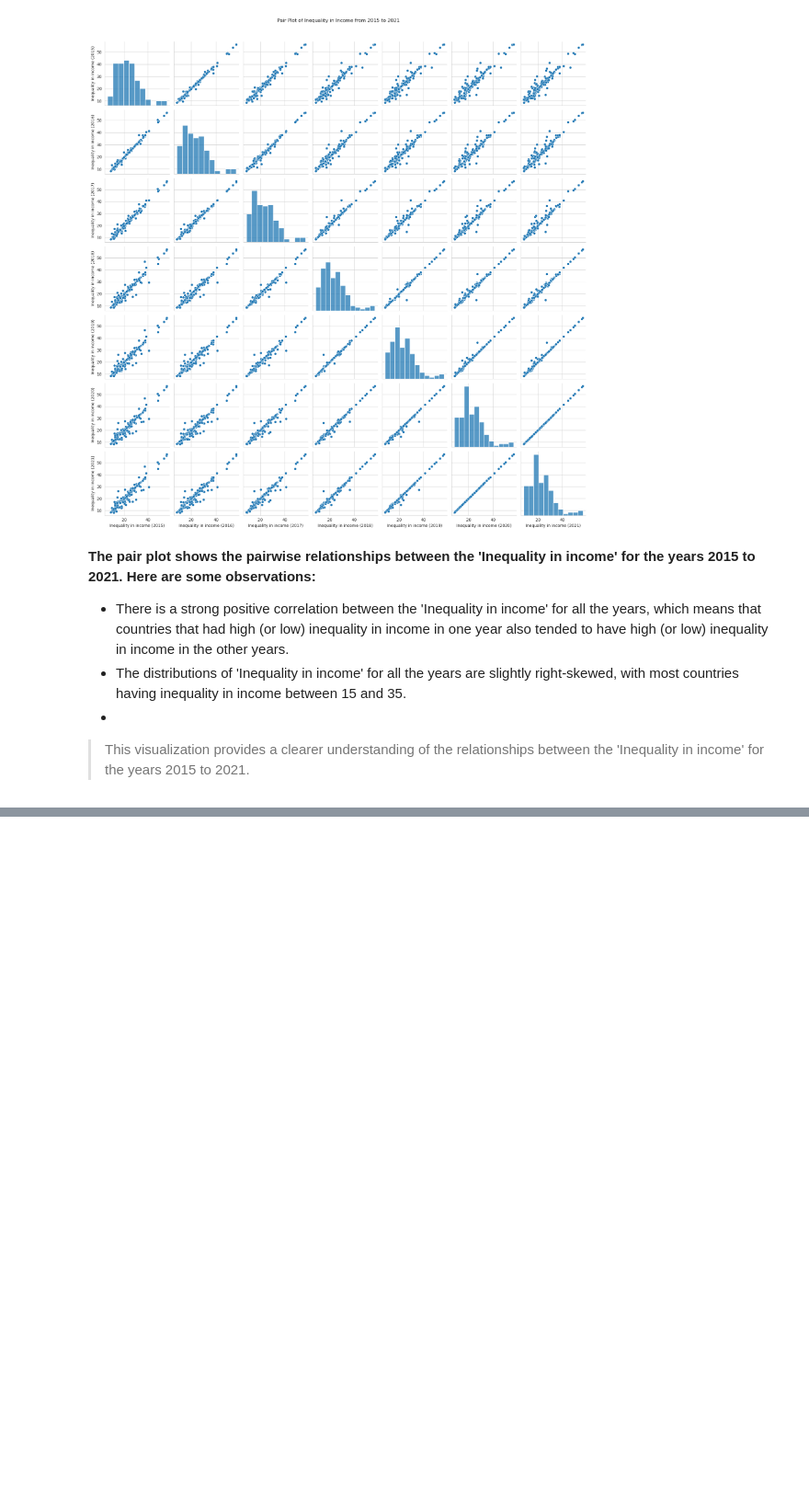
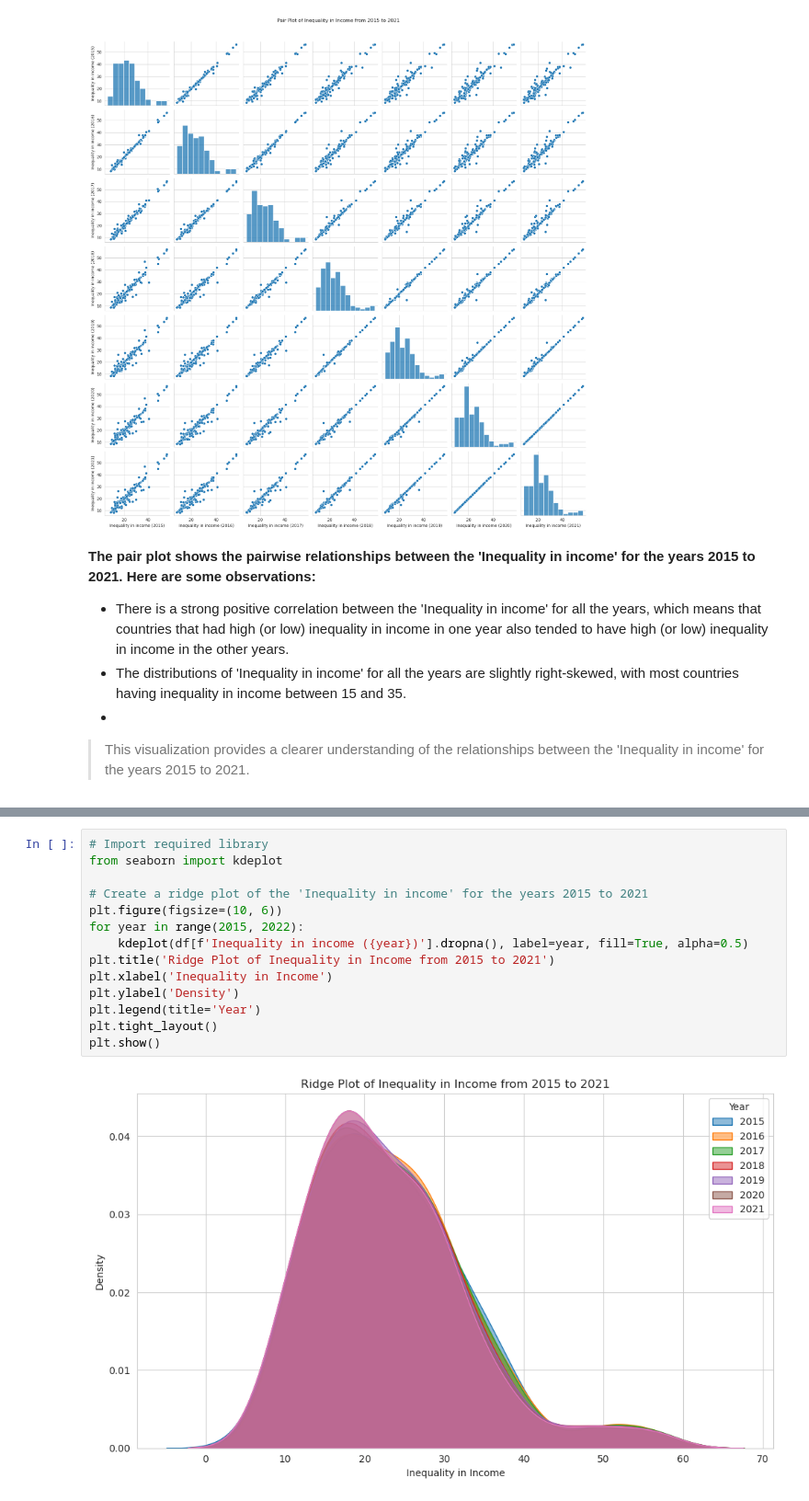
Before and after one commit to raj-rajat/Inequality-in-Income-Across-the-Globe, a Jupyter notebook: inequality-in-income-across-the-globe.ipynb, the cells around one changed output, grey strips where cells are left out. Shown at 92% size. Cells and saved outputs as stored; diff of their text form; blank space fills up the shorter version.

```diff
--- a/inequality-in-income-across-the-globe.ipynb
+++ b/inequality-in-income-across-the-globe.ipynb
@@ -534,0 +593,16 @@ plt.show()
+# %%
+# Import required library
+from seaborn import kdeplot
+
+# Create a ridge plot of the 'Inequality in income' for the years 2015 to 2021
+plt.figure(figsize=(10, 6))
+for year in range(2015, 2022):
+    kdeplot(df[f'Inequality in income ({year})'].dropna(), label=year, fill=True, alpha=0.5)
+plt.title('Ridge Plot of Inequality in Income from 2015 to 2021')
+plt.xlabel('Inequality in Income')
+plt.ylabel('Density')
+plt.legend(title='Year')
+plt.tight_layout()
+plt.show()
+# %% [output]
+[figure, added]
```
Also changed, not shown: parts of 9 cells of this notebook.
